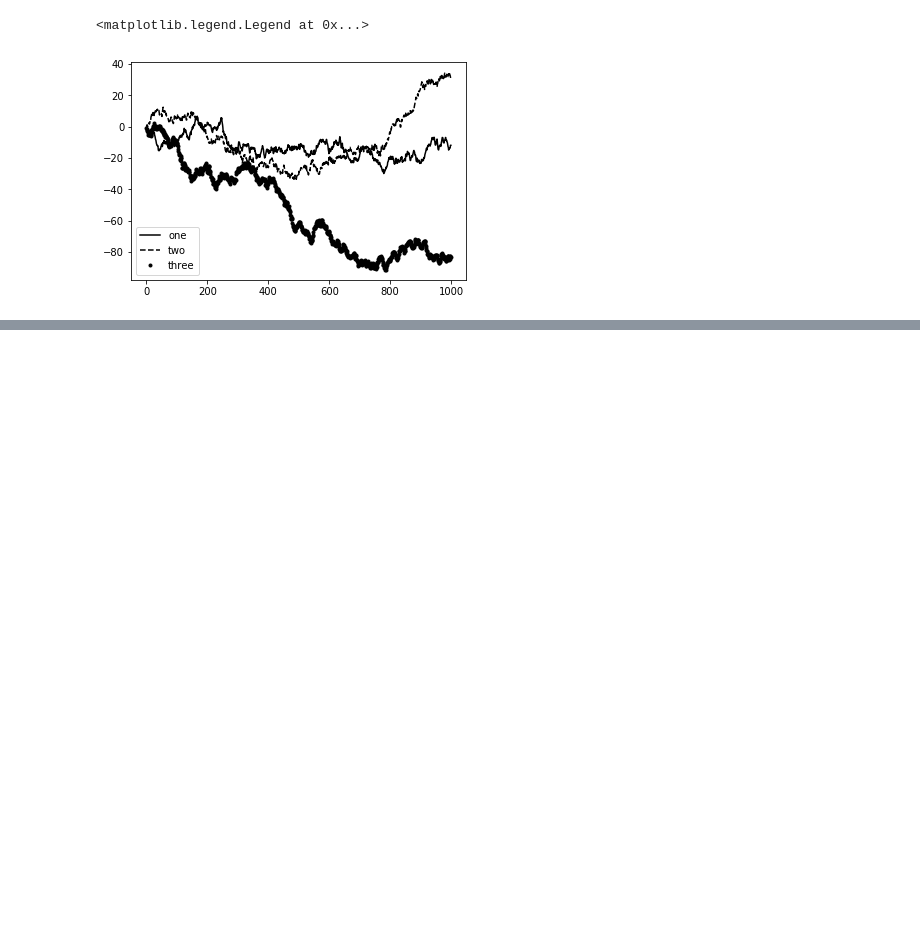
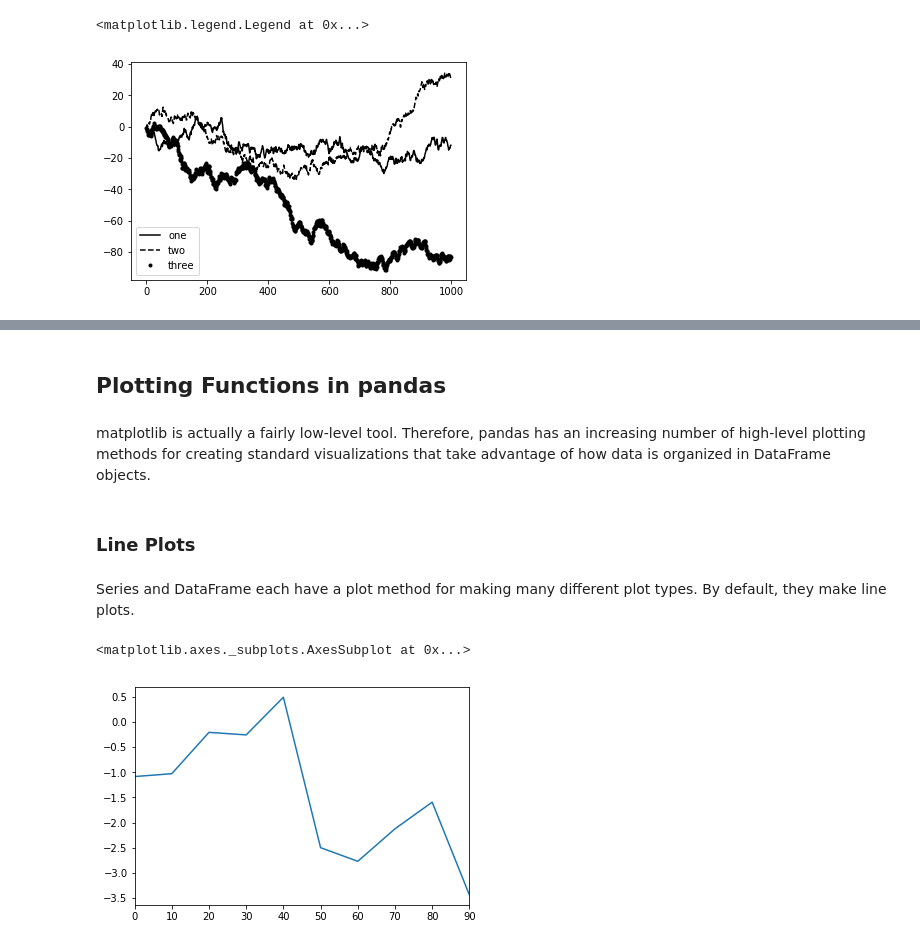
Before and after one commit to reetawwsum/Jupyter-Notebooks, a Jupyter notebook: Python for Data Analysis.ipynb, the cells around one changed output, grey strips where cells are left out. Cells and saved outputs as stored; diff of their text form; code cells hidden in the pictures; blank space fills up the shorter version.

```diff
--- a/Python for Data Analysis.ipynb
+++ b/Python for Data Analysis.ipynb
@@ -1757,0 +1774,21 @@ ax.legend(loc='best')
+# %% [markdown]
+## Plotting Functions in pandas
+# %% [markdown]
+matplotlib is actually a fairly low-level tool. Therefore, pandas has an increasing number of high-level plotting methods for creating standard visualizations that take advantage of how data is organized in DataFrame objects.
+# %% [markdown]
+### Line Plots
+# %% [markdown]
+Series and DataFrame each have a plot method for making many different plot types. By default, they make line plots.
+# %%
+import numpy as np
+import pandas as pd
+import matplotlib.pyplot as plt
+
+%matplotlib inline
+
+s = pd.Series(np.random.randn(10).cumsum(), index=np.arange(0, 100, 10))
+# %%
+s.plot()
+# %% [output]
+<matplotlib.axes._subplots.AxesSubplot at 0x...>
+[figure, added]
```
Also changed, not shown: parts of 21 cells of this notebook.
